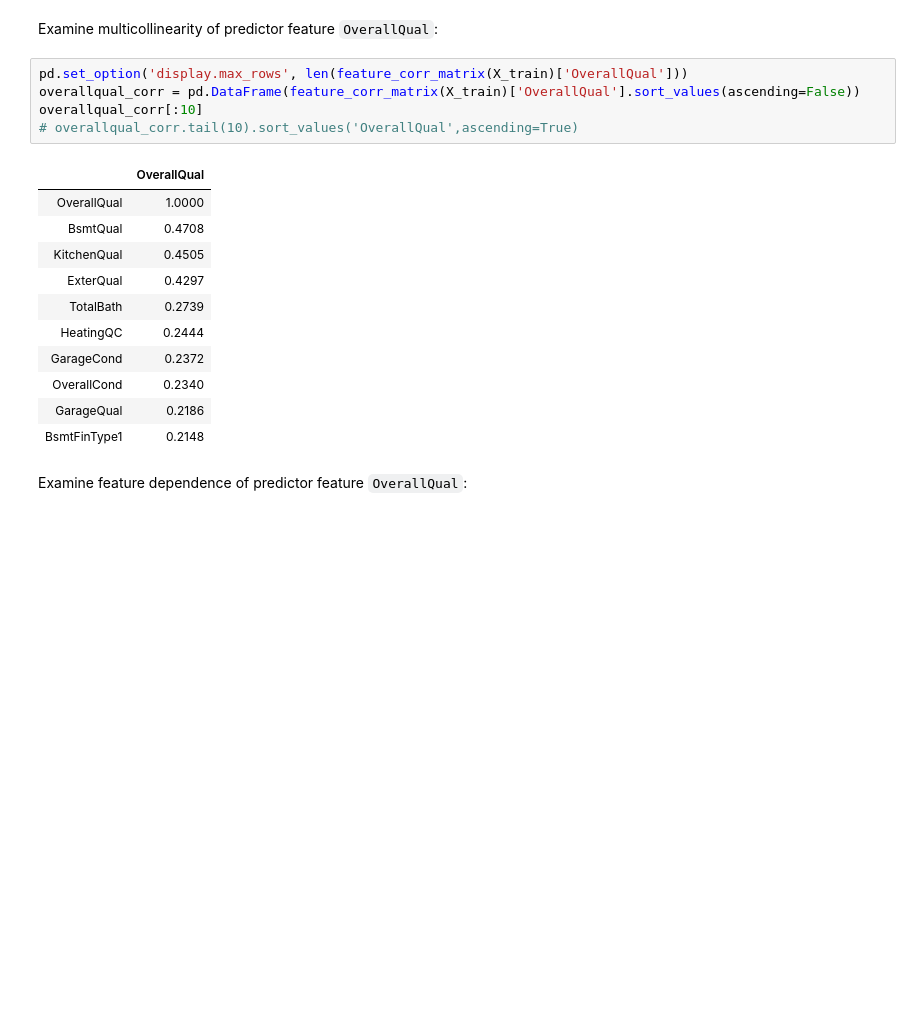
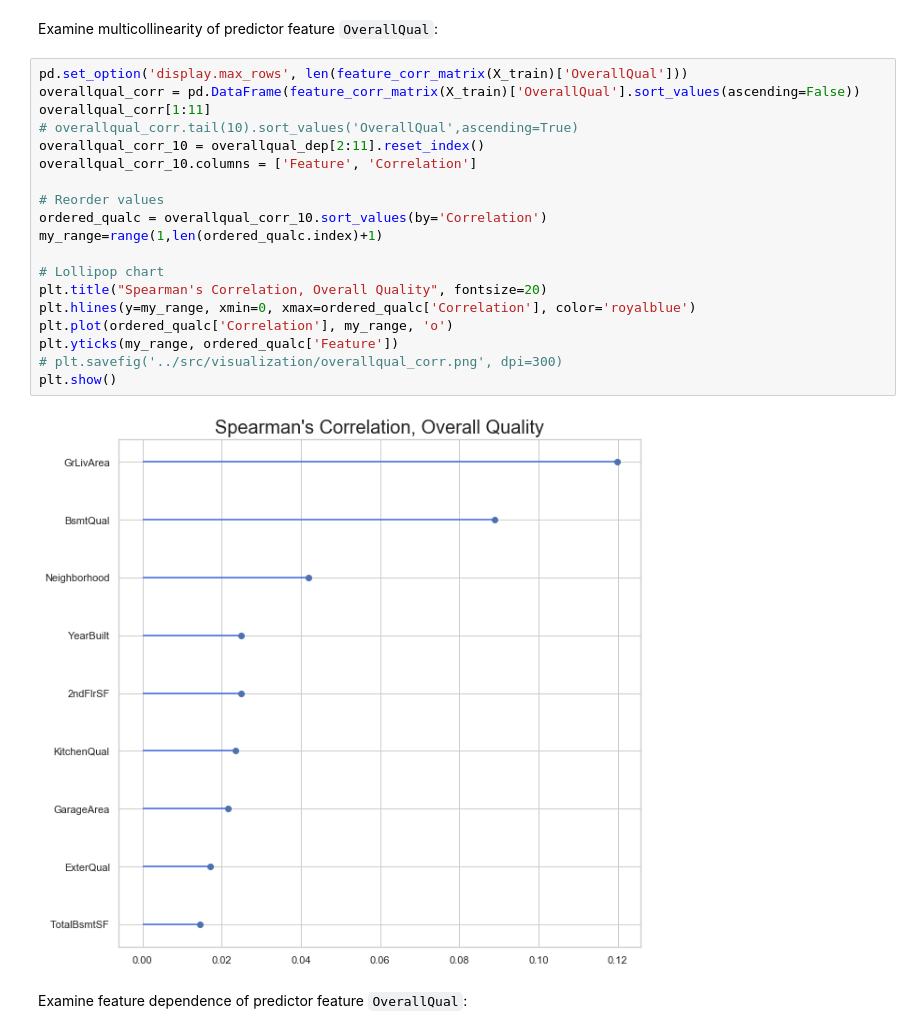
Before and after one commit to yslnam/collaborations, a Jupyter notebook: ml_housingprices/notebooks/You-Sun_Random_Forest_Notebook_Final.ipynb, the cells around one changed output. Drawn from its saved outputs; the diff is of its cells as text; blank space fills up the shorter version.

```diff
--- a/ml_housingprices/notebooks/You-Sun_Random_Forest_Notebook_Final.ipynb
+++ b/ml_housingprices/notebooks/You-Sun_Random_Forest_Notebook_Final.ipynb
@@ -623,23 +623,27 @@ plot_dependence_heatmap(grlivarea_dep)
 [figure]
 # %% [markdown]
 Examine multicollinearity of predictor feature `OverallQual`:
-# %%
-pd.set_option('display.max_rows', len(feature_corr_matrix(X_train)['OverallQual']))
-overallqual_corr = pd.DataFrame(feature_corr_matrix(X_train)['OverallQual'].sort_values(ascending=False))
-overallqual_corr[:10]
-# overallqual_corr.tail(10).sort_values('OverallQual',ascending=True)
-# %% [output]
-|  | OverallQual |
-| OverallQual | 1.0000 |
-| BsmtQual | 0.4708 |
-| KitchenQual | 0.4505 |
-| ExterQual | 0.4297 |
-| TotalBath | 0.2739 |
-| HeatingQC | 0.2444 |
-| GarageCond | 0.2372 |
-| OverallCond | 0.2340 |
-| GarageQual | 0.2186 |
-| BsmtFinType1 | 0.2148 |
+# %%
+pd.set_option('display.max_rows', len(feature_corr_matrix(X_train)['OverallQual']))
+overallqual_corr = pd.DataFrame(feature_corr_matrix(X_train)['OverallQual'].sort_values(ascending=False))
+overallqual_corr[1:11]
+# overallqual_corr.tail(10).sort_values('OverallQual',ascending=True)
+overallqual_corr_10 = overallqual_dep[2:11].reset_index()
+overallqual_corr_10.columns = ['Feature', 'Correlation']
+
+# Reorder values
+ordered_qualc = overallqual_corr_10.sort_values(by='Correlation')
+my_range=range(1,len(ordered_qualc.index)+1)
+
+# Lollipop chart
+plt.title("Spearman's Correlation, Overall Quality", fontsize=20)
+plt.hlines(y=my_range, xmin=0, xmax=ordered_qualc['Correlation'], color='royalblue')
+plt.plot(ordered_qualc['Correlation'], my_range, 'o')
+plt.yticks(my_range, ordered_qualc['Feature'])
+# plt.savefig('../src/visualization/overallqual_corr.png', dpi=300)
+plt.show()
+# %% [output]
+[figure, added]
 # %% [markdown]
 Examine feature dependence of predictor feature `OverallQual`:
 # %%
```
Also changed, not shown: parts of 1 cell of this notebook.
